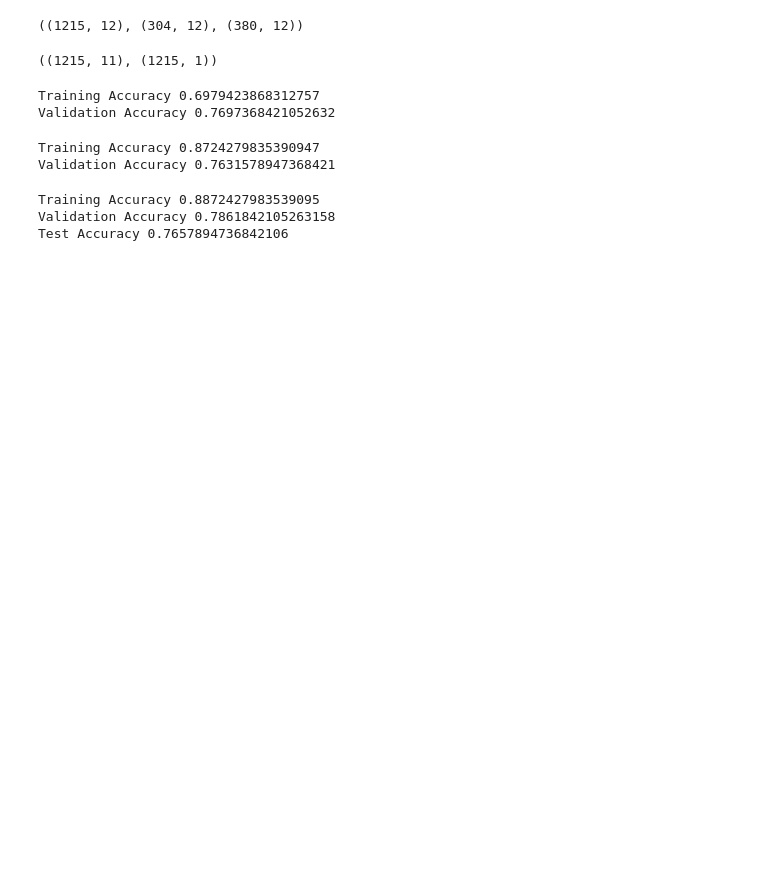
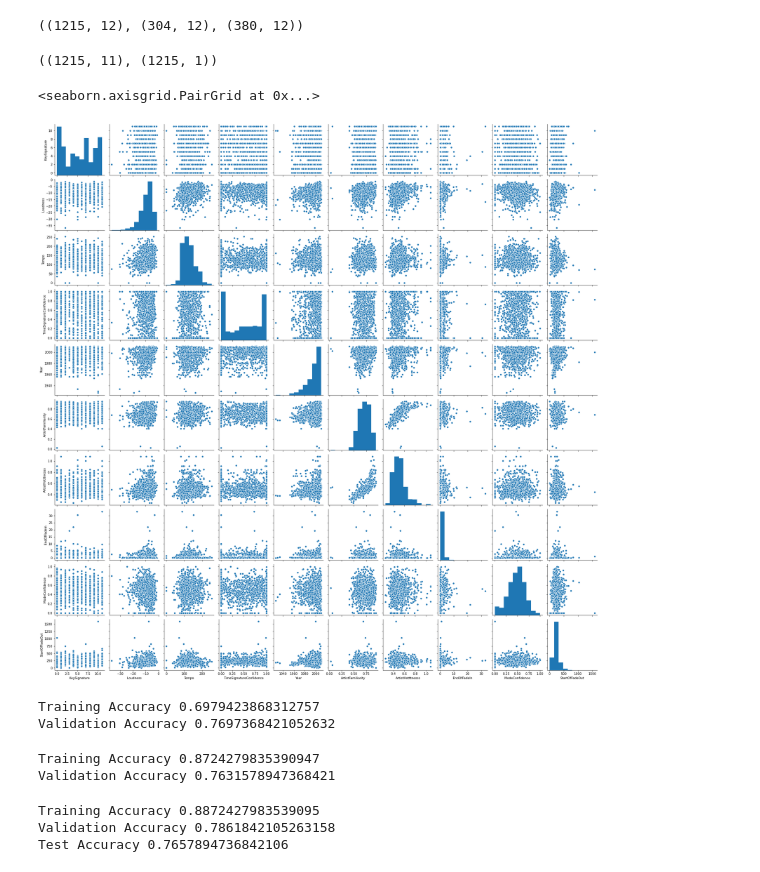
Before and after one commit to HernanDarius/top-20-genre, a Jupyter notebook: Build 2.ipynb, the cells around one changed output. Drawn from its saved outputs; the diff is of its cells as text; code cells hidden in the pictures; blank space fills up the shorter version.

```diff
--- a/Build 2.ipynb
+++ b/Build 2.ipynb
@@ -42,0 +92,6 @@ song_data['top_20_genre']=song_data['Genre'].isin(top_20)
+# %%
+#Ooof, that is a ton of NaNs, but some of these columns may not even be necessary so let's not
+#hack and slash our poor rows just yet. But all those NaNs in our Genre column could create an issue.
+#Even though we're going to end up dropping it, let's remove the rows with NaN values so they don't appear
+#in the target column.
+song_data = song_data[song_data['Genre'].notna()]
@@ -312,4 +396,13 @@ y_test_top1 = test_top1[target]
 x_train_top1.shape, y_train_top1.shape
 # %% [output]
 ((1215, 11), (1215, 1))
+# %%
+#Let's do a quick exploration of our squeaky clean dataset and see if there are any strong relations in
+#our dataset. We may be able to get a better feel of which model and what paremters to use.
+import seaborn as sns
+explore = sns.pairplot(x_train_top1)
+explore
+# %% [output]
+<seaborn.axisgrid.PairGrid at 0x...>
+[figure, added]
 # %%
```
Also changed, not shown: parts of 67 cells of this notebook.
